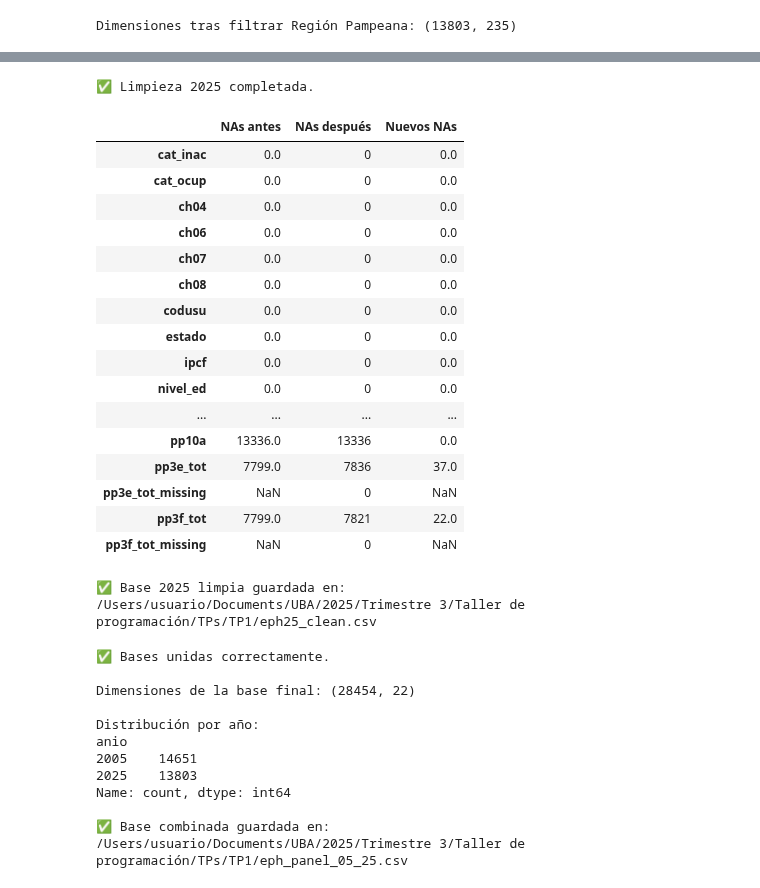
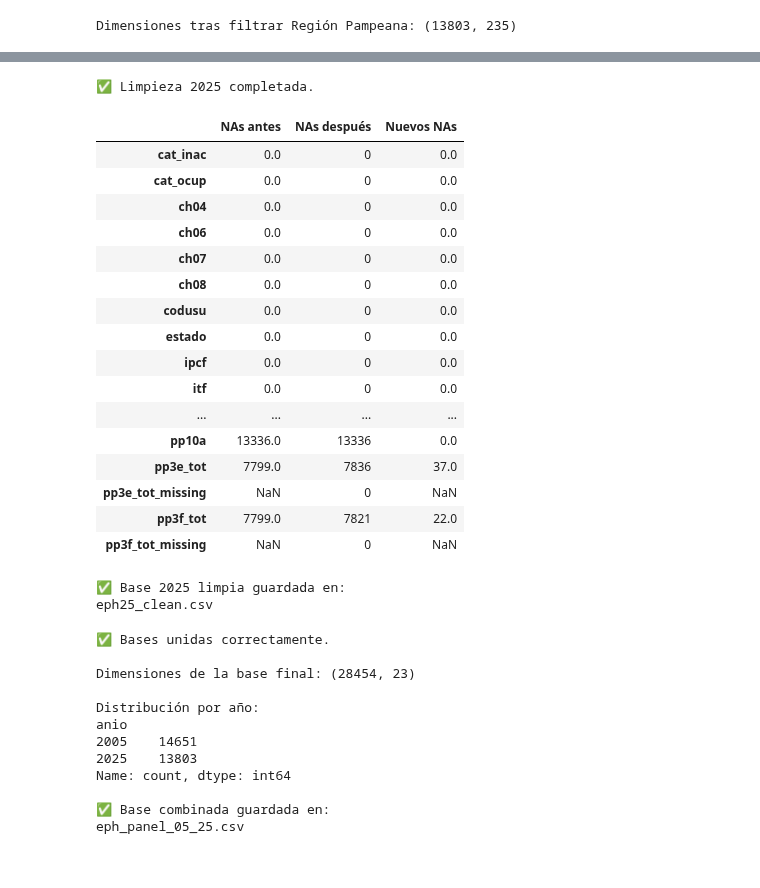
Before and after one commit to DavidPT0902/Grupo_5_UBA_2025, a Jupyter notebook: EPH_Parte1_2005.ipynb, the cells around one changed output, grey strips where cells are left out. Drawn from its saved outputs; the diff is of its cells as text; code cells hidden in the pictures.

```diff
--- a/EPH_Parte1_2005.ipynb
+++ b/EPH_Parte1_2005.ipynb
@@ -48,7 +46,7 @@ base_2005.columns = base_2005.columns.str.lower()
 # ------------------------------------------------------------
 vars_interes = [
     'codusu', 'nro_hogar', 'ch04', 'ch06', 'ch07', 'ch08',
-    'nivel_ed', 'estado', 'cat_inac', 'ipcf',
+    'nivel_ed', 'estado', 'cat_inac', 'itf', 'ipcf',
     'pondera', 'cat_ocup', 'pp03d', 'pp3e_tot',
     'pp3f_tot', 'pp04a', 'pp04c', 'pp10a'
 ]
@@ -344,7 +334,7 @@ Dimensiones tras filtrar Región Pampeana: (13803, 235)
 # ------------------------------------------------------------
 vars_interes = [
     'codusu', 'nro_hogar', 'ch04', 'ch06', 'ch07', 'ch08',
-    'nivel_ed', 'estado', 'cat_inac', 'ipcf',
+    'nivel_ed', 'estado', 'cat_inac', "itf",'ipcf',
     'pondera', 'pondih', 'cat_ocup', 'pp03d', 'pp3e_tot',
     'pp3f_tot', 'pp04a', 'pp04c', 'pp10a'
 ]
@@ -495,9 +481,6 @@ perfil_num(eph25, num_vars)
 # ------------------------------------------------------------
 # Limpieza final — EPH 2025
 # ------------------------------------------------------------
-
-import numpy as np
-import pandas as pd
 
 # Copiar base original
 eph25_clean = eph25.copy()
@@ -528,6 +511,7 @@ for v in ["pp3e_tot", "pp3f_tot"]:
 # 4. Ingreso per cápita familiar (IPCF): eliminar negativos
 # ------------------------------------------------------------
 eph25_clean.loc[eph25_clean["ipcf"] < 0, "ipcf"] = np.nan
+eph25_clean.loc[eph25_clean["itf"] < 0, "itf"] = np.nan
 
 # ------------------------------------------------------------
 # 5. Categoría ocupacional (PP04C): 99 → NaN (No sabe/No responde)
@@ -536,34 +520,34 @@ eph25_clean.loc[eph25_clean["pp04c"] == 99, "pp04c"] = np.nan
 
 # ------------------------------------------------------------
 # 6. Ponderadores:
 #    PONDERA (general) y PONDIH (ingresos/hogares) deben ser > 0
 # ------------------------------------------------------------
 eph25_clean.loc[eph25_clean["pondera"] <= 0, "pondera"] = np.nan
 eph25_clean.loc[eph25_clean["pondih"]  <= 0, "pondih"]  = np.nan
 
 # ------------------------------------------------------------
 # 7. Resumen de limpieza
 # ------------------------------------------------------------
 resumen_limpieza_25 = pd.DataFrame({
     "NAs antes": eph25.isna().sum(),
     "NAs después": eph25_clean.isna().sum(),
     "Nuevos NAs": eph25_clean.isna().sum() - eph25.isna().sum()
 })
 print("✅ Limpieza 2025 completada.\n")
 display(resumen_limpieza_25)
 # %% [output]
 ✅ Limpieza 2025 completada.
 |  | NAs antes | NAs después | Nuevos NAs |
 | cat_inac | 0.0 | 0 | 0.0 |
 | cat_ocup | 0.0 | 0 | 0.0 |
 | ch04 | 0.0 | 0 | 0.0 |
 | ch06 | 0.0 | 0 | 0.0 |
 | ch07 | 0.0 | 0 | 0.0 |
 | ch08 | 0.0 | 0 | 0.0 |
 | codusu | 0.0 | 0 | 0.0 |
 | estado | 0.0 | 0 | 0.0 |
 | ipcf | 0.0 | 0 | 0.0 |
-| nivel_ed | 0.0 | 0 | 0.0 |
+| itf | 0.0 | 0 | 0.0 |
 | ... | ... | ... | ... |
 | pp10a | 13336.0 | 13336 | 0.0 |
 | pp3e_tot | 7799.0 | 7836 | 37.0 |
@@ -574,25 +558,23 @@ display(resumen_limpieza_25)
 # ------------------------------------------------------------
 # Guardar base limpia - EPH 2025
 # ------------------------------------------------------------
-ruta_salida_2025 = '/Users/usuario/Documents/UBA/2025/Trimestre 3/Taller de programación/TPs/TP1/eph25_clean.csv'
+ruta_salida_2025 = 'eph25_clean.csv'
 
 eph25_clean.to_csv(ruta_salida_2025, index=False, encoding='utf-8')
 print(f"✅ Base 2025 limpia guardada en:\n{ruta_salida_2025}")
 # %% [output]
 ✅ Base 2025 limpia guardada en:
-/Users/usuario/Documents/UBA/2025/Trimestre 3/Taller de programación/TPs/TP1/eph25_clean.csv
+eph25_clean.csv
 # %%
 # ------------------------------------------------------------
 # Unión de bases EPH 2005 y EPH 2025
-# ------------------------------------------------------------
-
-import pandas as pd
+# -----------------------------------------------------------
 
 # ------------------------------------------------------------
 # 1. Cargar las bases limpias desde disco
 # ------------------------------------------------------------
-ruta_2005 = '/Users/usuario/Documents/UBA/2025/Trimestre 3/Taller de programación/TPs/TP1/eph05_clean.csv'
-ruta_2025 = '/Users/usuario/Documents/UBA/2025/Trimestre 3/Taller de programación/TPs/TP1/eph25_clean.csv'
+ruta_2005 = 'eph05_clean.csv'
+ruta_2025 = 'eph25_clean.csv'
 
 eph05_clean = pd.read_csv(ruta_2005)
 eph25_clean = pd.read_csv(ruta_2025)
@@ -619,13 +601,13 @@ print(eph_panel["anio"].value_counts())
 # ------------------------------------------------------------
 # 5. Guardar base combinada
 # ------------------------------------------------------------
-ruta_panel = '/Users/usuario/Documents/UBA/2025/Trimestre 3/Taller de programación/TPs/TP1/eph_panel_05_25.csv'
+ruta_panel = 'eph_panel_05_25.csv'
 eph_panel.to_csv(ruta_panel, index=False, encoding='utf-8')
 print(f"\n✅ Base combinada guardada en:\n{ruta_panel}")
 # %% [output]
 ✅ Bases unidas correctamente.
 
-Dimensiones de la base final: (28454, 22)
+Dimensiones de la base final: (28454, 23)
 
 Distribución por año:
 anio
@@ -634,4 +616,4 @@ anio
 Name: count, dtype: int64
 
 ✅ Base combinada guardada en:
-/Users/usuario/Documents/UBA/2025/Trimestre 3/Taller de programación/TPs/TP1/eph_panel_05_25.csv
+eph_panel_05_25.csv
```
Also changed, not shown: parts of 22 cells of this notebook, 2 other files.
